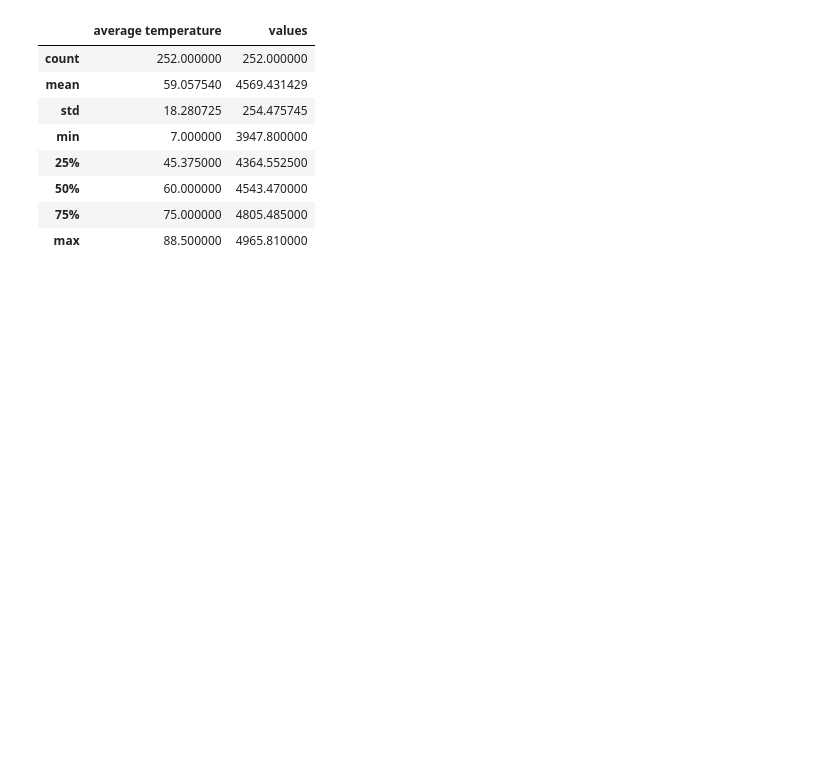
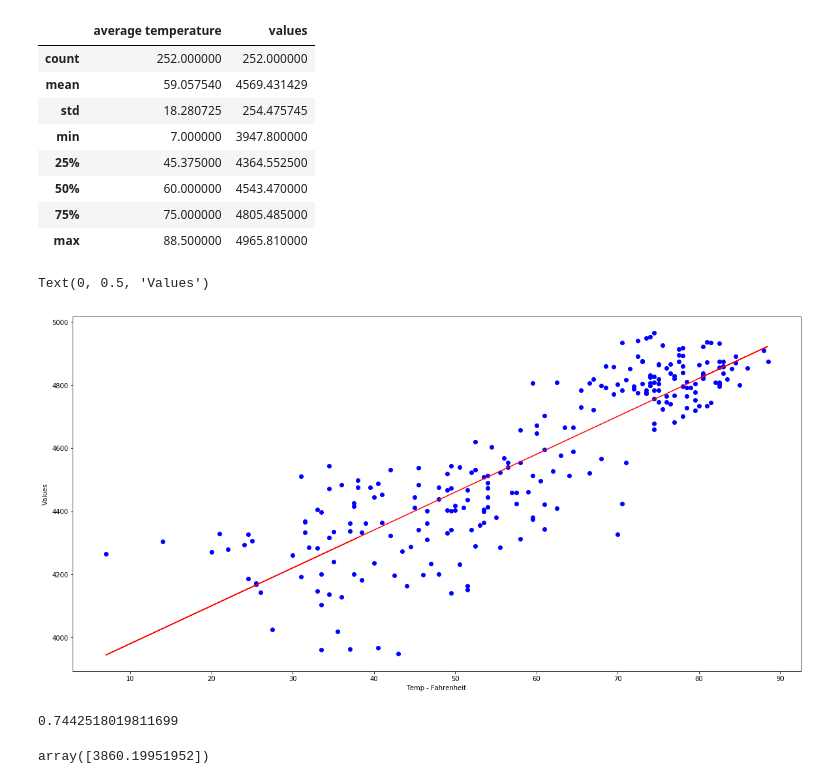
Before and after one commit to peterofson/Python_MachineLearning, a Jupyter notebook: Stock Market & Weather/StockMarket&Weather.ipynb, the cells around one changed output. Saved outputs shown, nothing was run; the diff lists cells and outputs as text; code cells hidden in the pictures; blank space fills up the shorter version.

```diff
--- a/Stock Market & Weather/StockMarket&Weather.ipynb
+++ b/Stock Market & Weather/StockMarket&Weather.ipynb
@@ -225,3 +226,25 @@ c1.describe()
 | 50% | 60.000000 | 4543.470000 |
 | 75% | 75.000000 | 4805.485000 |
 | max | 88.500000 | 4965.810000 |
+# %%
+linear_regressor = LinearRegression()
+linear_regressor.fit(a1,b1_new)
+Y_preds = linear_regressor.predict(a1)
+plt.plot(a1,b1_new, 'bo')
+plt.plot(a1,Y_preds, color='red')
+plt.xlabel("Temp - Fahrenheit ")
+plt.ylabel("Values")
+# %% [output]
+Text(0, 0.5, 'Values')
+[figure, added]
+# %%
+#### R^2 Score for Dow Jones
+linear_regressor.score(a1,b1_new) # 0.7442518019811699
+# %% [output]
+0.7442518019811699
+# %%
+# Residual plot for Dow Jones
+linear_regressor.fit(a1,b1_new).coef_ # 12.00916789
+linear_regressor.fit(a1,b1_new).intercept_ # 3860.19951952
+# %% [output]
+array([3860.19951952])
```
Also changed, not shown: parts of 3 cells of this notebook.
